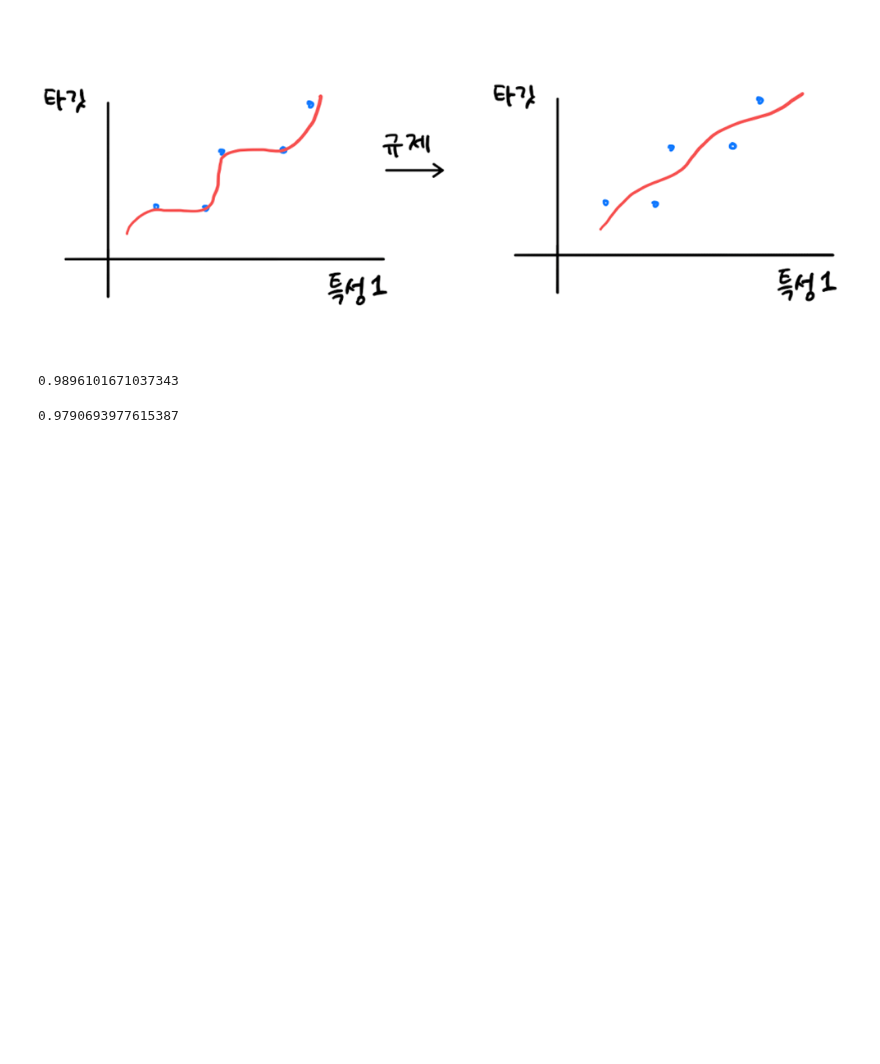
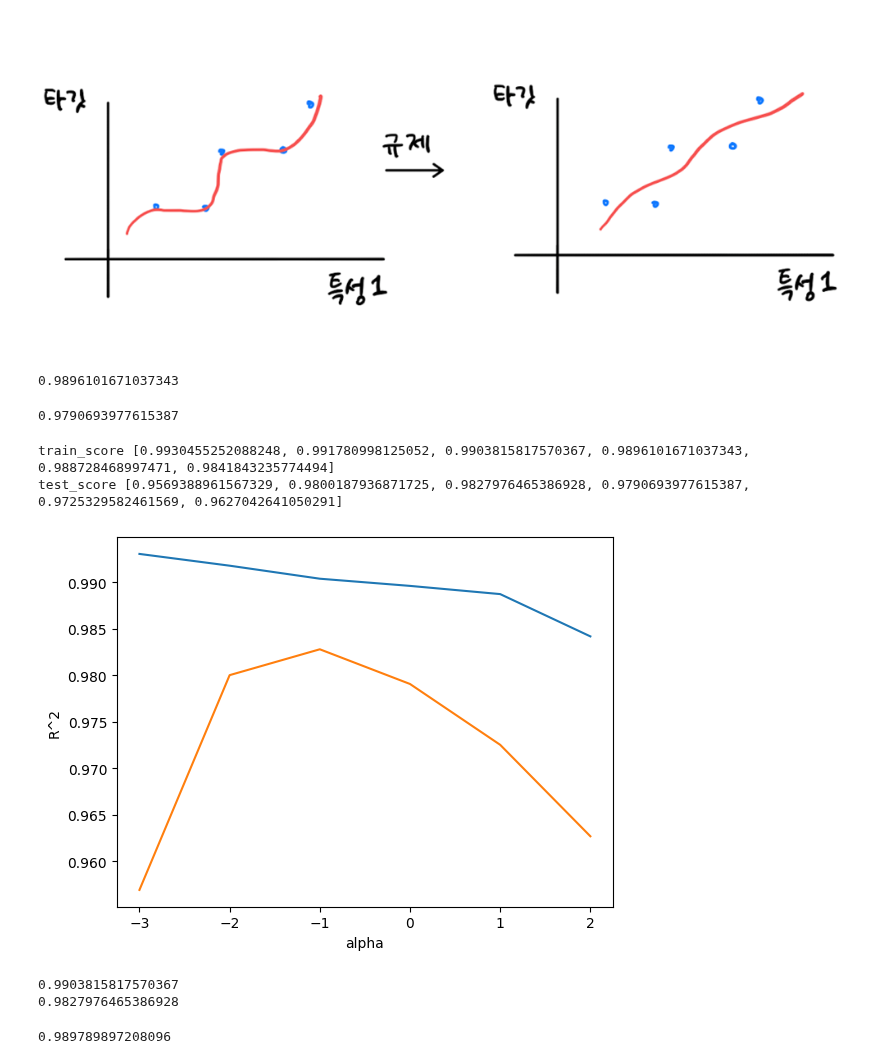
Before and after one commit to gomong0304/Python25Study, a Jupyter notebook: 03_04_특성공학_규제.ipynb, the cells around one changed output. Drawn from its saved outputs; the diff is of its cells as text; code cells hidden in the pictures; blank space fills up the shorter version.

```diff
--- a/03_04_특성공학_규제.ipynb
+++ b/03_04_특성공학_규제.ipynb
@@ -258,3 +258,49 @@ import matplotlib.pyplot as plt
 train_score = []    # 훈련 :규제의 알파 농도따라서 결과 %를 기록저장용
 test_score = []     # 테스트 % 저장용
 # alpha 값을 바꿀때 마다 score() 메서드의 결과 값을 저장할 리스트 생성
+# %%
+alpha_list = [0.001, 0.01, 0.1, 1, 10, 100] # 0.001 ~ 100까지 10배씩 증가
+for alpha in alpha_list:    # 리스트 반복용
+    # 릿지 모델을 만듭니다
+    ridge = Ridge(alpha=alpha)
+    # 릿지 모델을 훈련합니다
+    ridge.fit(train_scaled, train_target)
+    # 훈련 점수와 테스트 점수를 저장합니다
+    train_score.append(ridge.score(train_scaled, train_target)) # 훈련점수를 리스트에 보관
+    test_score.append(ridge.score(test_scaled, test_target))    # 테스트점수를 리스트에 보관
+print(f"train_score {train_score}")
+print(f"test_score {test_score}")
+# %% [output]
+train_score [0.9930455252088248, 0.991780998125052, 0.9903815817570367, 0.9896101671037343, 0.988728468997471, 0.9841843235774494]
+test_score [0.9569388961567329, 0.9800187936871725, 0.9827976465386928, 0.9790693977615387, 0.9725329582461569, 0.9627042641050291]
+# %%
+# 위 결과를 차트로 보자!!!
+
+# .log10(alpha_list) x축 값이 너무 촘촘하게 보일까봐 지수형식으로 표현
+# 0.001 : -3, 0.01 : -2  0.1 : -1
+plt.plot(np.log10(alpha_list), train_score) # 파란색
+plt.plot(np.log10(alpha_list), test_score) # 주황색
+plt.xlabel('alpha')
+plt.ylabel('R^2')
+plt.show() # 0.1 일때 제일 좋은 점수로 파악이 됨
+# %% [output]
+[figure, added]
+# %%
+ridge = Ridge(alpha=0.1)    # 제일 좋은 값으로 적용
+ridge.fit(train_scaled, train_target)   # 훈련
+
+print(ridge.score(train_scaled, train_target))  # 평가 99.03%
+print(ridge.score(test_scaled, test_target))    # 테스트 98.27%
+# %% [output]
+0.9903815817570367
+0.9827976465386928
+# %%
+# 라쏘로 규제 해보기
+
+from sklearn.linear_model import Lasso # import 부분이 변경됨
+
+lasso = Lasso() # 이부분이 변경됨
+lasso.fit(train_scaled, train_target) # 훈련하고 점수환산
+print(lasso.score(train_scaled, train_target))
+# %% [output]
+0.989789897208096
```
Also changed, not shown: parts of 5 cells of this notebook.
